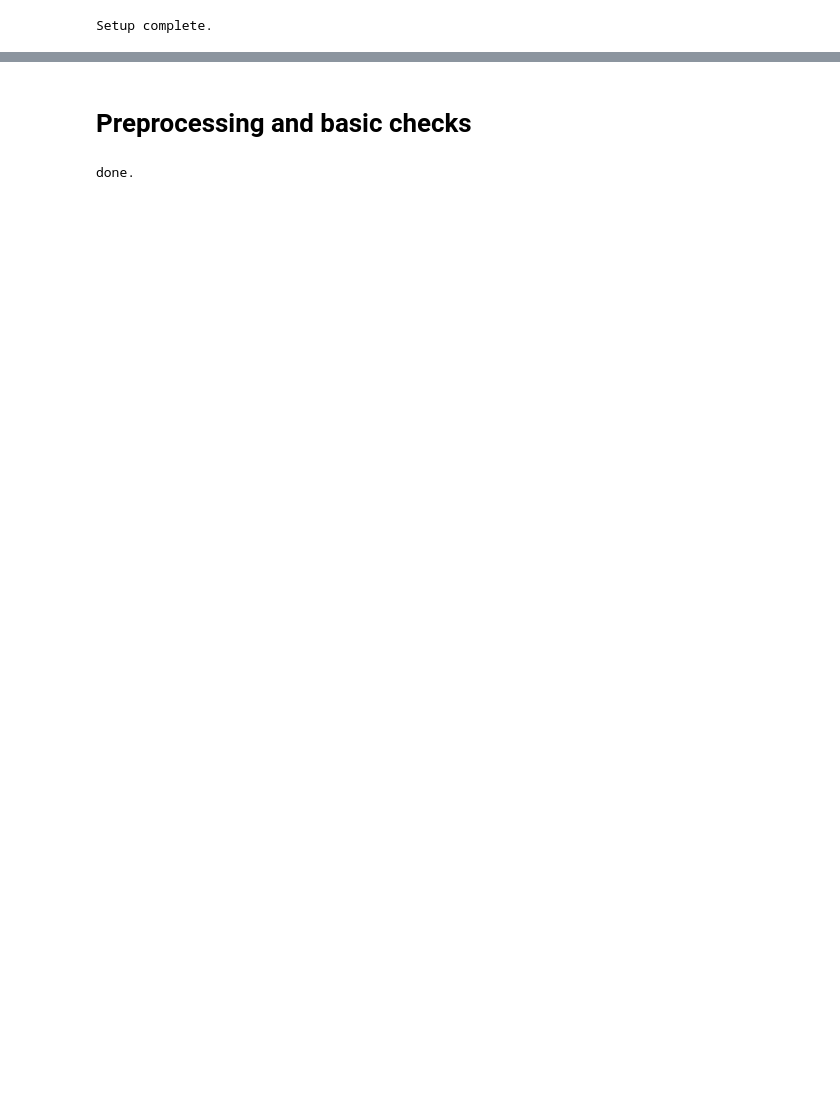
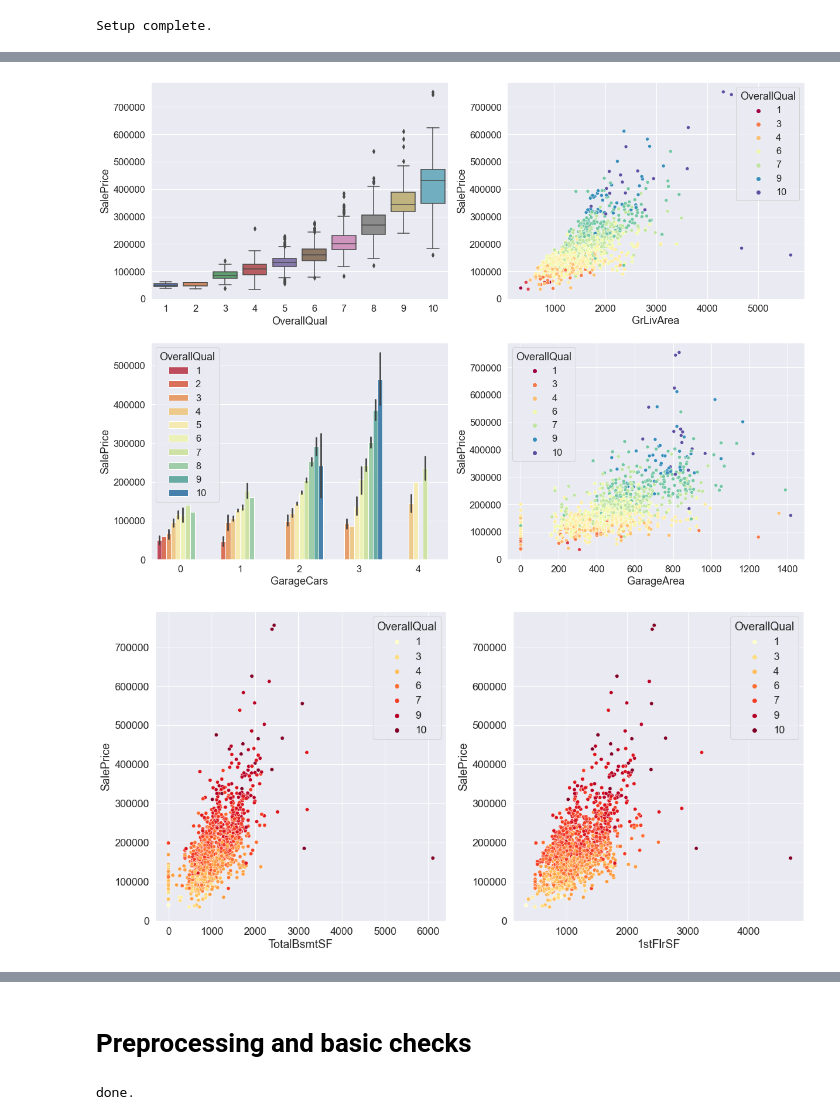
Before and after one commit to jaderebrasil/data-science-notes, a Jupyter notebook: jupyter-notebooks/House Prices.ipynb, the cells around one changed output, grey strips where cells are left out. Cells and saved outputs as stored; diff of their text form; code cells hidden in the pictures; blank space fills up the shorter version.

Commit message:
some progress on featuring/cleaning House competition data

```diff
--- a/jupyter-notebooks/House Prices.ipynb
+++ b/jupyter-notebooks/House Prices.ipynb
@@ -69,0 +385,34 @@ dtype: int64
+# %%
+fig = plt.figure(figsize=(20, 15))
+sns.set(font_scale=1.5)
+
+# Box plot overallqual/salePrice
+fig1 = fig.add_subplot(221)
+sns.boxplot(x='OverallQual', y='SalePrice', data=train_full[['SalePrice', 'OverallQual']])
+
+# GrLivArea vs SalePrice plot
+fig2 = fig.add_subplot(222);
+sns.scatterplot(x=train_full.GrLivArea, y=train_full.SalePrice, hue=train_full.OverallQual, palette='Spectral')
+
+# GarageCars vs SalePrice plot
+fig3 = fig.add_subplot(223);
+sns.barplot(x=train_full.GarageCars, y=train_full.SalePrice, hue=train_full.OverallQual, palette='Spectral')
+
+# GarageArea vs SalePrice plot
+fig4 = fig.add_subplot(224);
+sns.scatterplot(x=train_full.GarageArea, y=train_full.SalePrice, hue=train_full.OverallQual, palette='Spectral')
+
+# TotalBsmtSF (hue OverallQual) vs SalePrice
+fig5 = plt.figure(figsize=(16, 8))
+fig6 = fig5.add_subplot(121);
+sns.scatterplot(y=train_full.SalePrice , x=train_full.TotalBsmtSF, hue=train_full.OverallQual, palette= 'YlOrRd')
+
+# TotalBsmtSF (hue OverallQual) vs SalePrice
+fig7 = fig5.add_subplot(122);
+sns.scatterplot(y=train_full.SalePrice, x=train_full['1stFlrSF'], hue=train_full.OverallQual, palette= 'YlOrRd')
+
+plt.tight_layout()
+plt.show()
+# %% [output]
+[figure, added]
+[figure, added]
```
Also changed, not shown: parts of 42 cells of this notebook, 1 other file.
